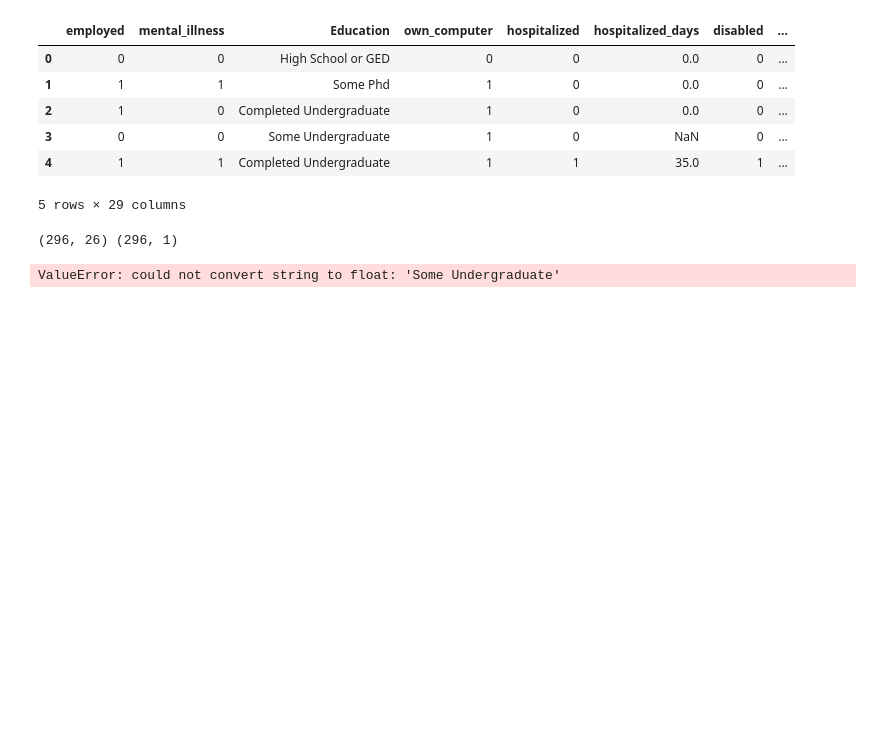
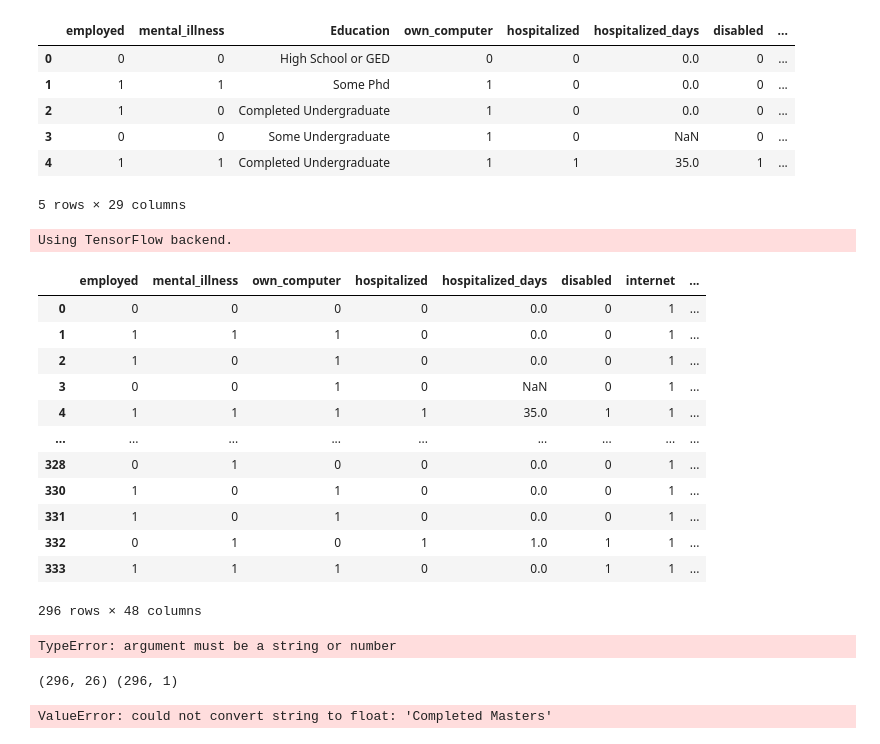
Before and after one commit to jason-hernandez-73/Mental_Health, a Jupyter notebook: jason_jupyter.ipynb, the cells around one changed output. Cells and saved outputs as stored; diff of their text form; code cells hidden in the pictures; blank space fills up the shorter version.

Commit message:
to_categorical

```diff
--- a/jason_jupyter.ipynb
+++ b/jason_jupyter.ipynb
@@ -21,7 +21,7 @@ clean_df=df.rename(columns={"I am currently employed at least part-time":"employ
                    "How many days were you hospitalized for your mental illness":"hospitalized_days",
                    "I am legally disabled":"disabled","I have my regular access to the internet":"internet",
                    "I live with my parents":"with_parents","I have a gap in my resume":"gap",
-                   "Total length of any gaps in my resume in months.":"months_gap",
+                   "Total length of any gaps in my resume in\xa0months.":"months_gap",
                    "Annual income (including any social welfare programs) in USD":"income_with_social",
                    "I am unemployed":"unemployed",
                    "I read outside of work and school":"read",
@@ -38,4 +38,5 @@ clean_df=df.rename(columns={"I am currently employed at least part-time":"employ
                    "Device Type":"Device"
                   })
 clean_df.head()
+list(clean_df.columns)
 # %% [output]
@@ -59,6 +70,33 @@ clean_df.head()
 | 3 | 0 | 0 | Some Undergraduate | 1 | 0 | NaN | 0 | ... |
 | 4 | 1 | 1 | Completed Undergraduate | 1 | 1 | 35.0 | 1 | ... |
 5 rows × 29 columns
+# %%
+from sklearn.preprocessing import LabelEncoder
+from keras.utils import to_categorical
+
+pd.get_dummies(clean_df, columns=['Education', 'Age', 'Gender', 'Region'])
+
+# labelencoder = LabelEncoder()
+# labelencoder.fit(clean_df)
+# %% [output]
+Using TensorFlow backend.
+|  | employed | mental_illness | own_computer | hospitalized | hospitalized_days | disabled | internet | ... |
+| 0 | 0 | 0 | 0 | 0 | 0.0 | 0 | 1 | ... |
+| 1 | 1 | 1 | 1 | 0 | 0.0 | 0 | 1 | ... |
+| 2 | 1 | 0 | 1 | 0 | 0.0 | 0 | 1 | ... |
+| 3 | 0 | 0 | 1 | 0 | NaN | 0 | 1 | ... |
+| 4 | 1 | 1 | 1 | 1 | 35.0 | 1 | 1 | ... |
+| ... | ... | ... | ... | ... | ... | ... | ... | ... |
+| 328 | 0 | 1 | 0 | 0 | 0.0 | 0 | 1 | ... |
+| 330 | 1 | 0 | 1 | 0 | 0.0 | 0 | 1 | ... |
+| 331 | 1 | 0 | 1 | 0 | 0.0 | 0 | 1 | ... |
+| 332 | 0 | 1 | 0 | 1 | 1.0 | 1 | 1 | ... |
+| 333 | 1 | 1 | 1 | 0 | 0.0 | 1 | 1 | ... |
+296 rows × 48 columns
+# %%
+MultiColumnLabelEncoder(columns = ['Education', 'Age', 'Gender', 'Region']).fit_transform(clean_df)
+# %% [output]
+TypeError: argument must be a string or number
 # %%
 X = clean_df[["employed", "mental_illness", "Education", "own_computer", "hospitalized", "hospitalized_days",
              "disabled", "internet", "with_parents", "gap", "income_with_social", "read",
@@ -89,4 +127,4 @@ testing_score = model.score(x_test, y_test)
 print(f"Training Score: {training_score}")
 print(f"Testing Score: {testing_score}")
 # %% [output]
-ValueError: could not convert string to float: 'Some Undergraduate'
+ValueError: could not convert string to float: 'Completed Masters'
```
Also changed, not shown: parts of 1 cell of this notebook.
